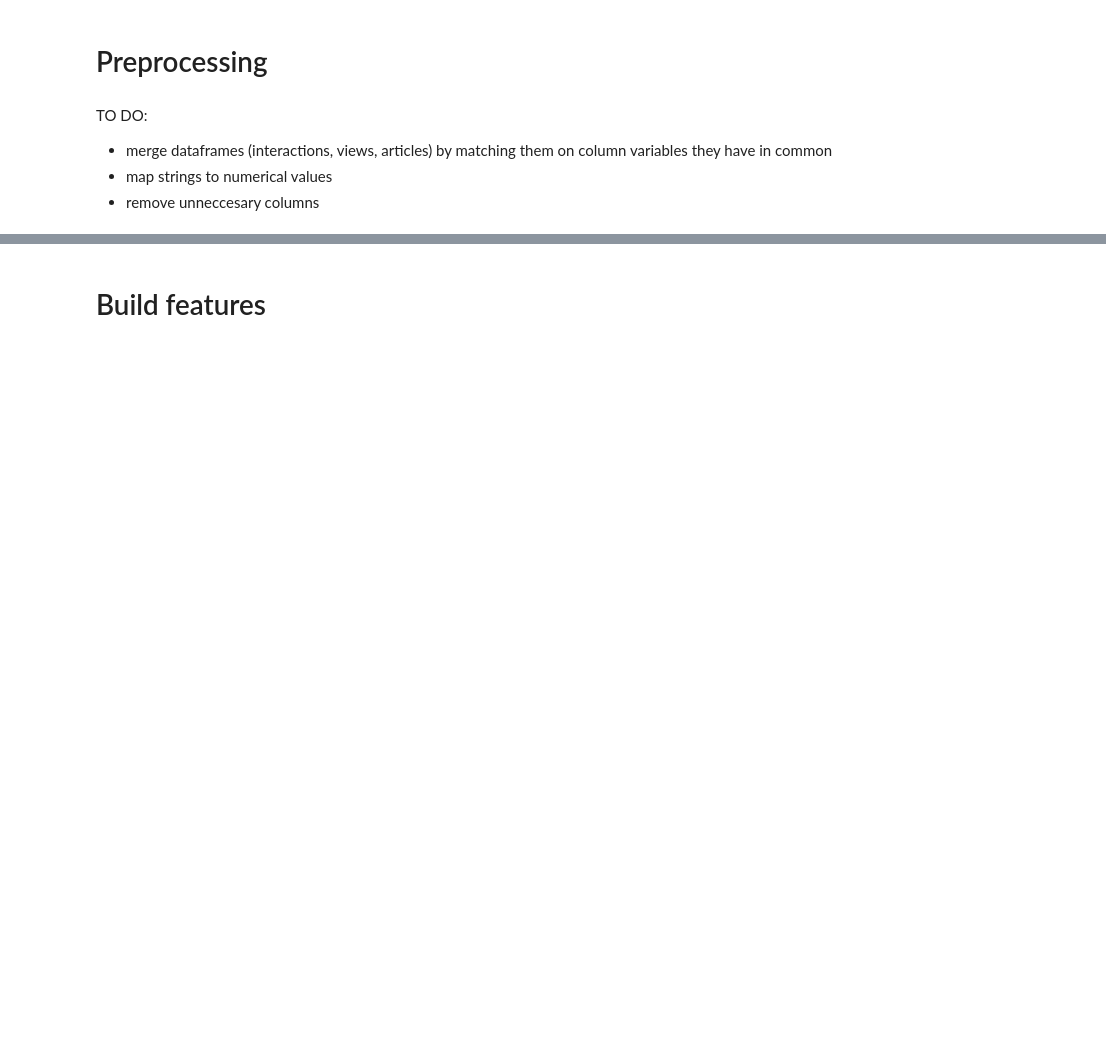
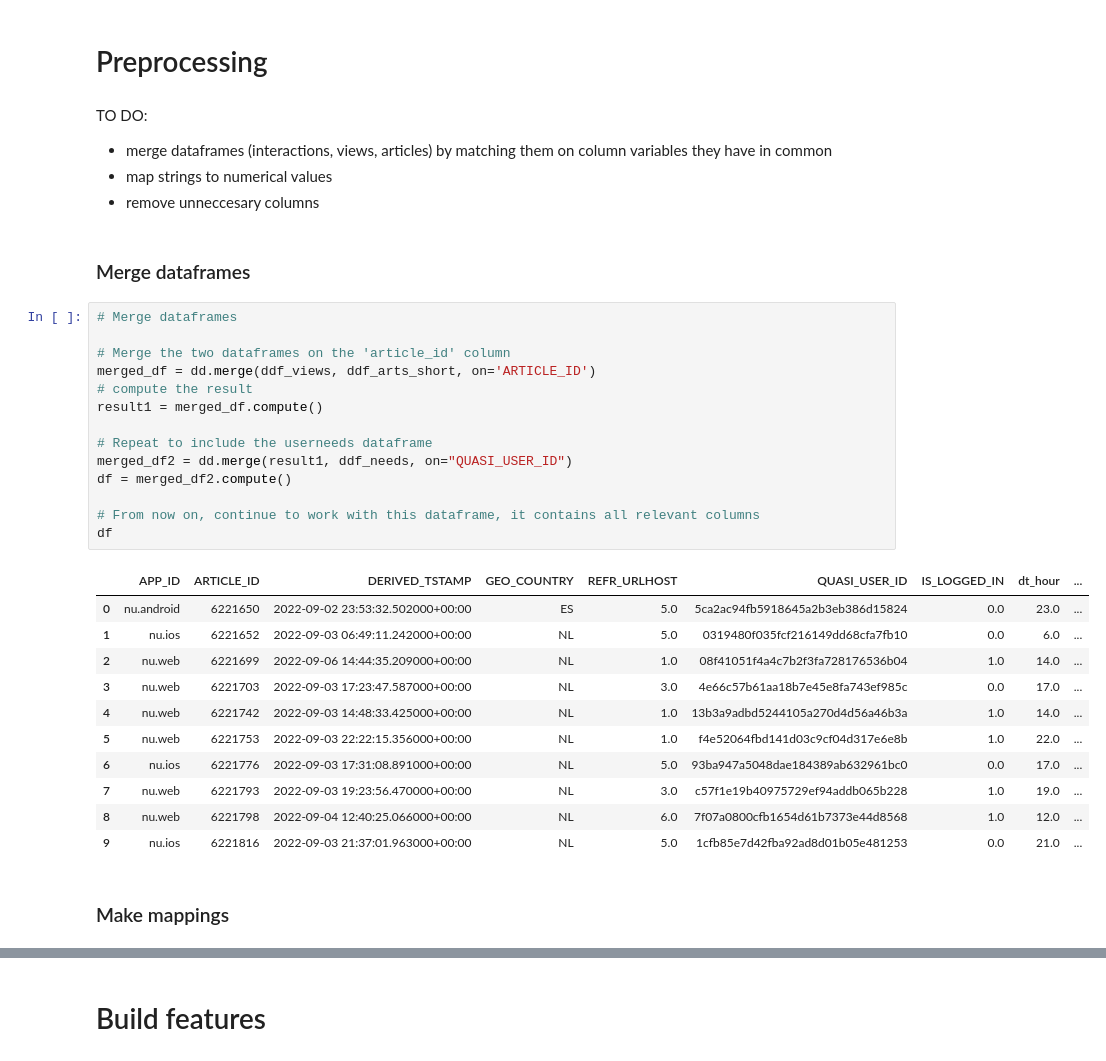
Before and after one commit to aapolimeno/ClusterProfiles, a Jupyter notebook: code/clustering_DBScan.ipynb, the cells around one changed output, grey strips where cells are left out. Drawn from its saved outputs; the diff is of its cells as text; blank space fills up the shorter version.

```diff
--- a/code/clustering_DBScan.ipynb
+++ b/code/clustering_DBScan.ipynb
@@ -292,4 +291,34 @@ TO DO:
 - merge dataframes (interactions, views, articles) by matching them on column variables they have in common
 - map strings to numerical values
 - remove unneccesary columns
+# %% [markdown]
+### Merge dataframes
+# %%
+# Merge dataframes
+
+# Merge the two dataframes on the 'article_id' column
+merged_df = dd.merge(ddf_views, ddf_arts_short, on='ARTICLE_ID')
+# compute the result
+result1 = merged_df.compute()
+
+# Repeat to include the userneeds dataframe
+merged_df2 = dd.merge(result1, ddf_needs, on="QUASI_USER_ID")
+df = merged_df2.compute()
+
+# From now on, continue to work with this dataframe, it contains all relevant columns
+df
+# %% [output]
+|  | APP_ID | ARTICLE_ID | DERIVED_TSTAMP | GEO_COUNTRY | REFR_URLHOST | QUASI_USER_ID | IS_LOGGED_IN | dt_hour | ... |
+| 0 | nu.android | 6221650 | 2022-09-02 23:53:32.502000+00:00 | ES | 5.0 | 5ca2ac94fb5918645a2b3eb386d15824 | 0.0 | 23.0 | ... |
+| 1 | nu.ios | 6221652 | 2022-09-03 06:49:11.242000+00:00 | NL | 5.0 | 0319480f035fcf216149dd68cfa7fb10 | 0.0 | 6.0 | ... |
+| 2 | nu.web | 6221699 | 2022-09-06 14:44:35.209000+00:00 | NL | 1.0 | 08f41051f4a4c7b2f3fa728176536b04 | 1.0 | 14.0 | ... |
+| 3 | nu.web | 6221703 | 2022-09-03 17:23:47.587000+00:00 | NL | 3.0 | 4e66c57b61aa18b7e45e8fa743ef985c | 0.0 | 17.0 | ... |
+| 4 | nu.web | 6221742 | 2022-09-03 14:48:33.425000+00:00 | NL | 1.0 | 13b3a9adbd5244105a270d4d56a46b3a | 1.0 | 14.0 | ... |
+| 5 | nu.web | 6221753 | 2022-09-03 22:22:15.356000+00:00 | NL | 1.0 | f4e52064fbd141d03c9cf04d317e6e8b | 1.0 | 22.0 | ... |
+| 6 | nu.ios | 6221776 | 2022-09-03 17:31:08.891000+00:00 | NL | 5.0 | 93ba947a5048dae184389ab632961bc0 | 0.0 | 17.0 | ... |
+| 7 | nu.web | 6221793 | 2022-09-03 19:23:56.470000+00:00 | NL | 3.0 | c57f1e19b40975729ef94addb065b228 | 1.0 | 19.0 | ... |
+| 8 | nu.web | 6221798 | 2022-09-04 12:40:25.066000+00:00 | NL | 6.0 | 7f07a0800cfb1654d61b7373e44d8568 | 1.0 | 12.0 | ... |
+| 9 | nu.ios | 6221816 | 2022-09-03 21:37:01.963000+00:00 | NL | 5.0 | 1cfb85e7d42fba92ad8d01b05e481253 | 0.0 | 21.0 | ... |
+# %% [markdown]
+### Make mappings
 # %%
```
Also changed, not shown: parts of 17 cells of this notebook, 5 other files.
